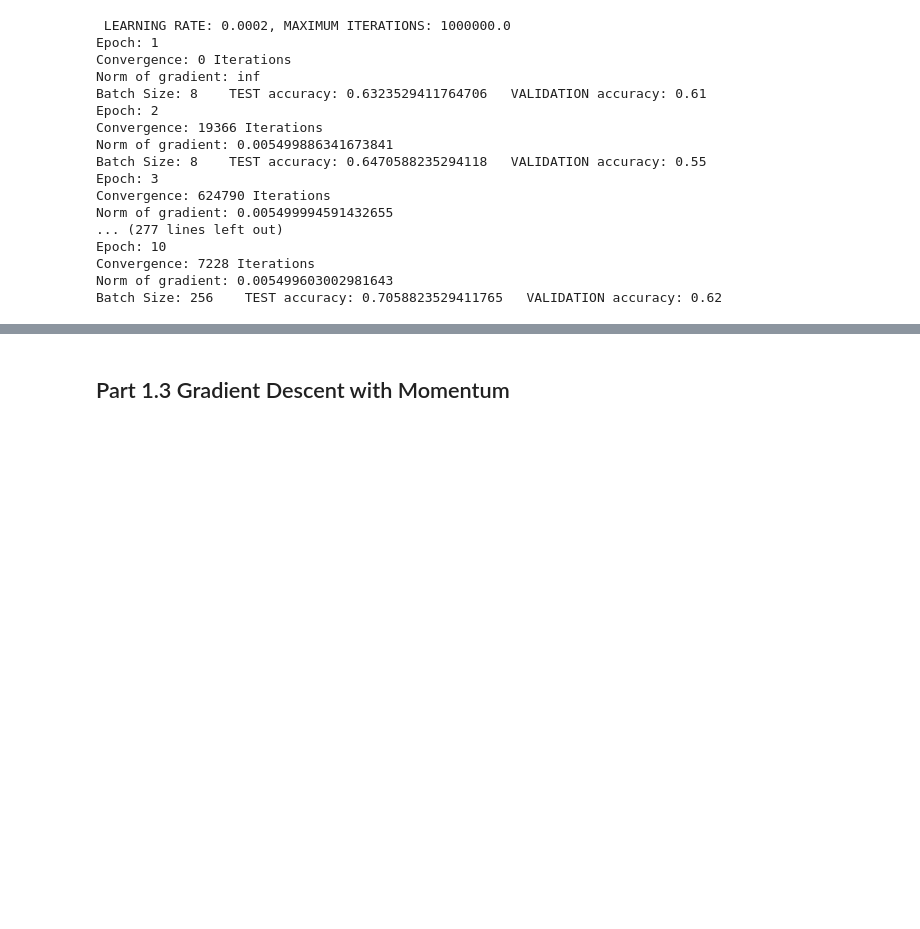
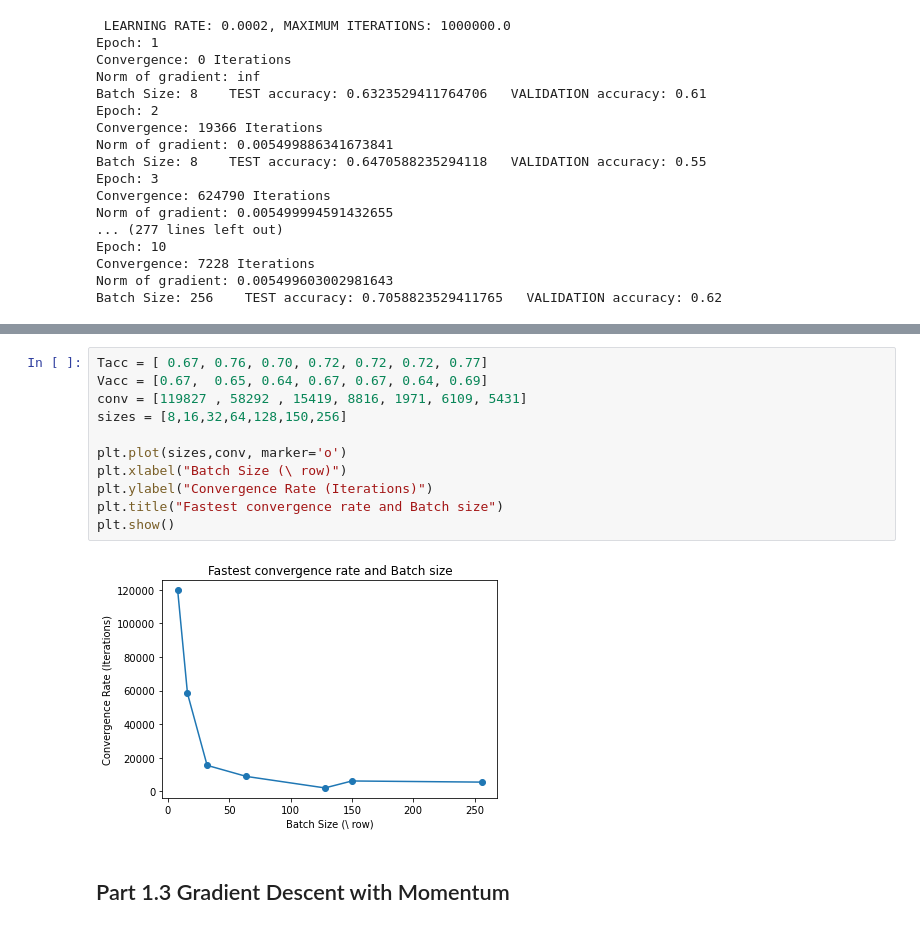
Before and after one commit to hassangaber/COMP551-p2, a Jupyter notebook: src/final/Project2_G14.ipynb, the cells around one changed output, grey strips where cells are left out. Saved outputs shown, nothing was run; the diff lists cells and outputs as text; blank space fills up the shorter version.

```diff
--- a/src/final/Project2_G14.ipynb
+++ b/src/final/Project2_G14.ipynb
@@ -205,3 +227,16 @@ Batch Size: 256    TEST accuracy: 0.7058823529411765   VALIDATION accuracy: 0.62
+# %%
+Tacc = [ 0.67, 0.76, 0.70, 0.72, 0.72, 0.72, 0.77]
+Vacc = [0.67,  0.65, 0.64, 0.67, 0.67, 0.64, 0.69]
+conv = [119827 , 58292 , 15419, 8816, 1971, 6109, 5431]
+sizes = [8,16,32,64,128,150,256]
+
+plt.plot(sizes,conv, marker='o')
+plt.xlabel("Batch Size (\ row)")
+plt.ylabel("Convergence Rate (Iterations)")
+plt.title("Fastest convergence rate and Batch size")
+plt.show()
+# %% [output]
+[figure, added]
 # %% [markdown]
 ## Part 1.3 Gradient Descent with Momentum
 # %% [markdown]
```
Also changed, not shown: parts of 3 cells of this notebook.
